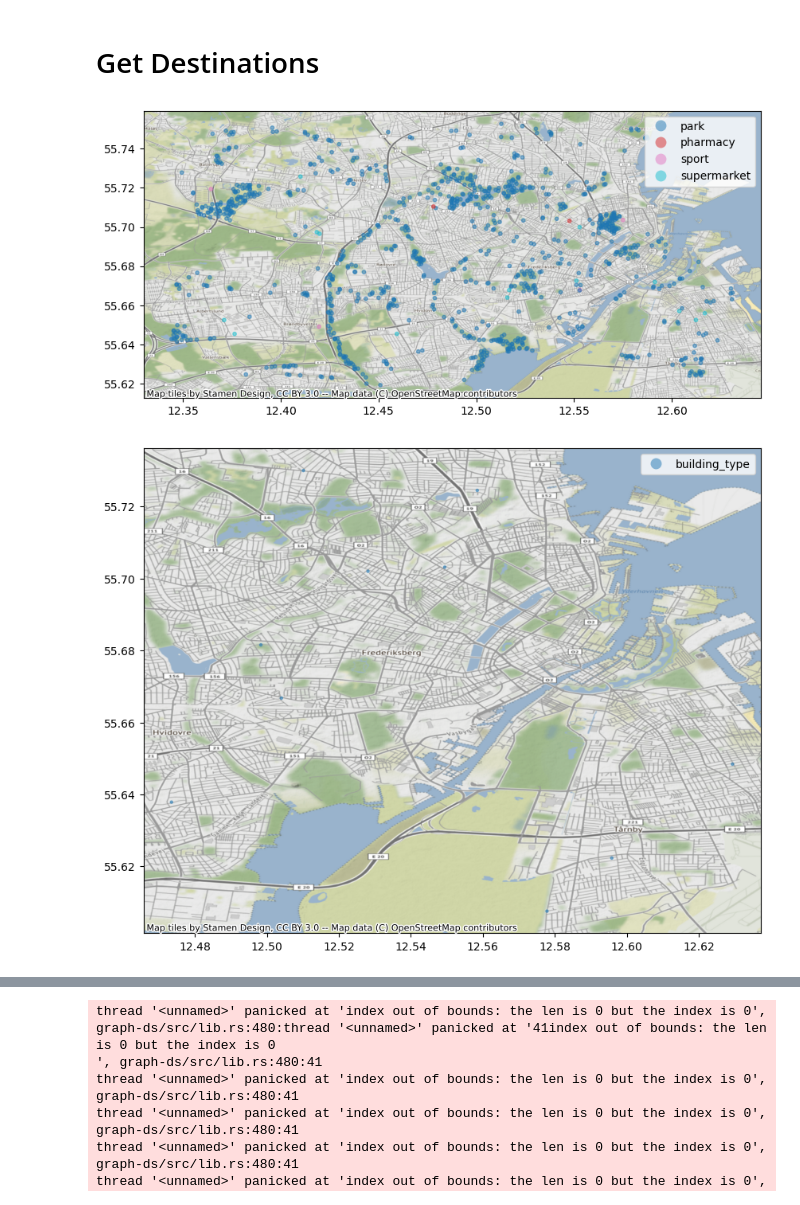
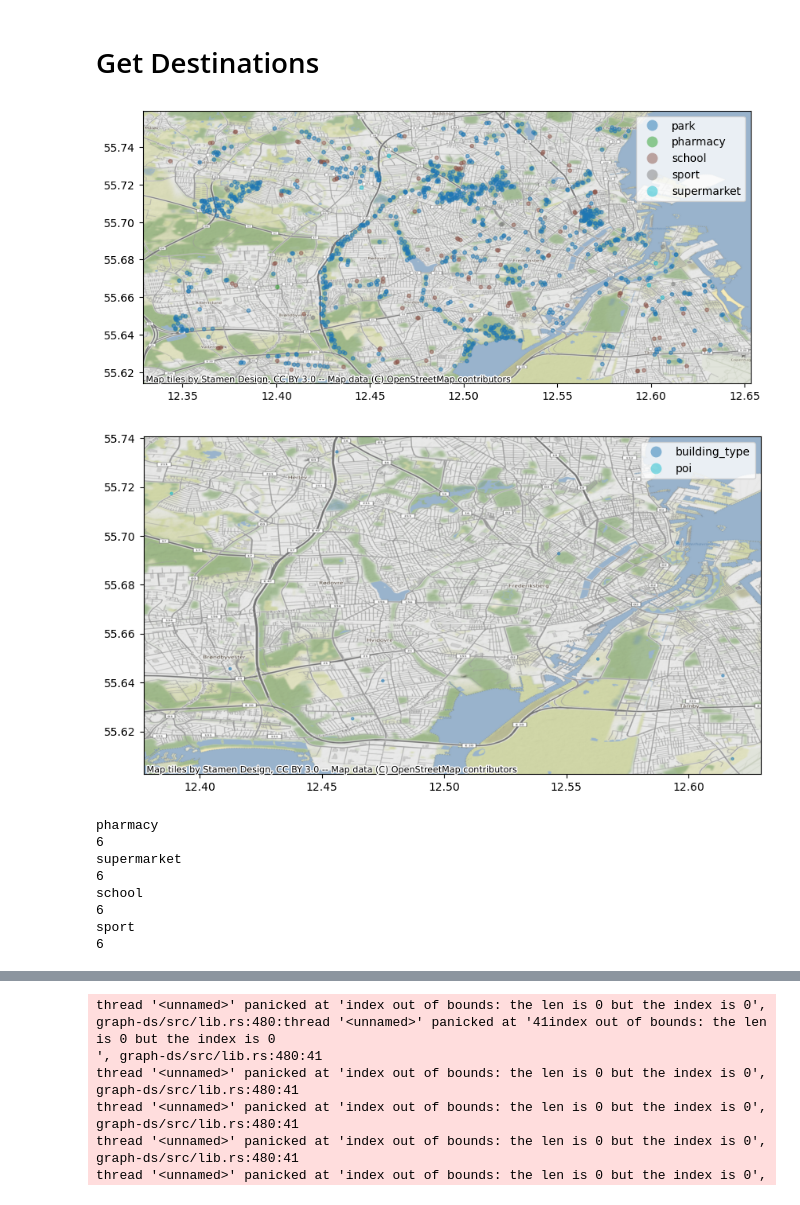
Before and after one commit to hextransit/n-minute-city, a Jupyter notebook: python/poi_routing.ipynb, the cells around one changed output, grey strips where cells are left out. Cells and saved outputs as stored; diff of their text form; code cells hidden in the pictures.

Commit message:
category routing and beginning of plots

```diff
--- a/python/poi_routing.ipynb
+++ b/python/poi_routing.ipynb
@@ -76,7 +72,7 @@ H3_RES = 12
 
 # n minute city must satisfy the following expression based on
 # the existence of certain tags within n minutes:
-category_set = set(['pharmacy','park','supermarket','sport', 'education'])
+category_set = set(['pharmacy','park','supermarket','sport', 'school'])
 
 # easy use case which is debateably also essential
 #education_filter = {"amenity":["school"]}
@@ -115,26 +111,51 @@ gdf.plot(ax=ax, column='category', categorical=True, legend=True, markersize=10,
 
 cx.add_basemap(ax = ax, crs="EPSG:4326")
 # %% [output]
-[figure, old version]
+[figure, new version]
 # %%
 h3_df['hex_type'] = 'poi'
 origins = pd.read_csv(h3_csv)
 origins = origins[origins['residential_bool']==1]
 origins['hex_type'] = 'building_type'
 combined = origins[['h3_index','hex_type']].append(h3_df[['h3_index','hex_type']])
 
-sample_df = combined.sample(10) #df.sample(100)
+sample_df = combined.sample(100) #df.sample(100)
 sample_df[['y','x']] = list(sample_df['h3_index'].apply(h3.h3_to_geo))
 # Convert the pandas DataFrame to a GeoPandas DataFrame with a Point geometry column
 gdf = gpd.GeoDataFrame(sample_df, geometry=gpd.points_from_xy(sample_df.x, sample_df.y))
 
 fig, ax = plt.subplots(figsize=(10,10))
 # Show the GeoPandas DataFrame
 gdf.plot(ax=ax, column='hex_type', categorical=True, legend=True, markersize=5, alpha=0.5)
 
 #plt.xlim(12.391681,12.737388)
 #plt.ylim(55.549206, 55.759991)
 
 cx.add_basemap(ax = ax, crs="EPSG:4326")
 # %% [output]
-[figure, old version]
+[figure, new version]
+# %%
+# for testing
+category_set = set(['pharmacy','supermarket','sport', 'school'])
+
+origins = pd.read_csv(h3_csv).sample(10)
+origins = list(origins[origins['residential_bool']==1]['h3_index'])
+
+category_travel_time_means = {}
+for c in category_set:
+    print(c)
+    destinations = list(h3_df[h3_df['category']==c]['h3_index'].sample(50))
+    ds = graph.matrix_distance(origins=origins, destinations=destinations, hour_of_week = None)
+    # they might be different lengths, so we can't use a df
+    mins = {k:np.min(v) for k,v in ds.items()}
+    print(len(mins))
+    category_travel_time_means[c] = np.mean(list(mins.values()))
+# %% [output]
+pharmacy
+6
+supermarket
+6
+school
+6
+sport
+6
```
Also changed, not shown: parts of 16 cells of this notebook, 1 other file.
